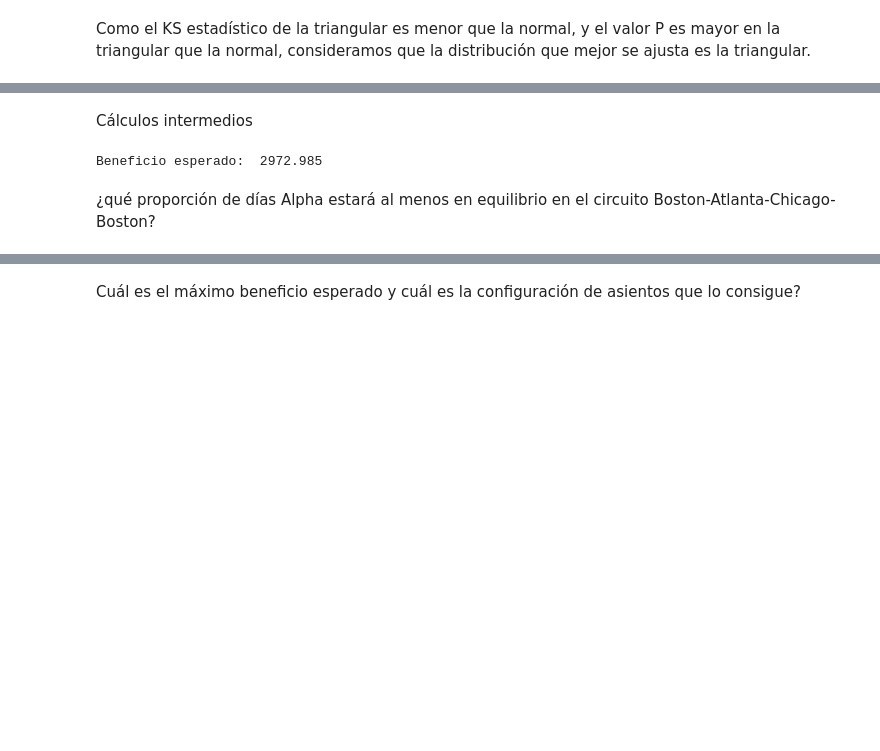
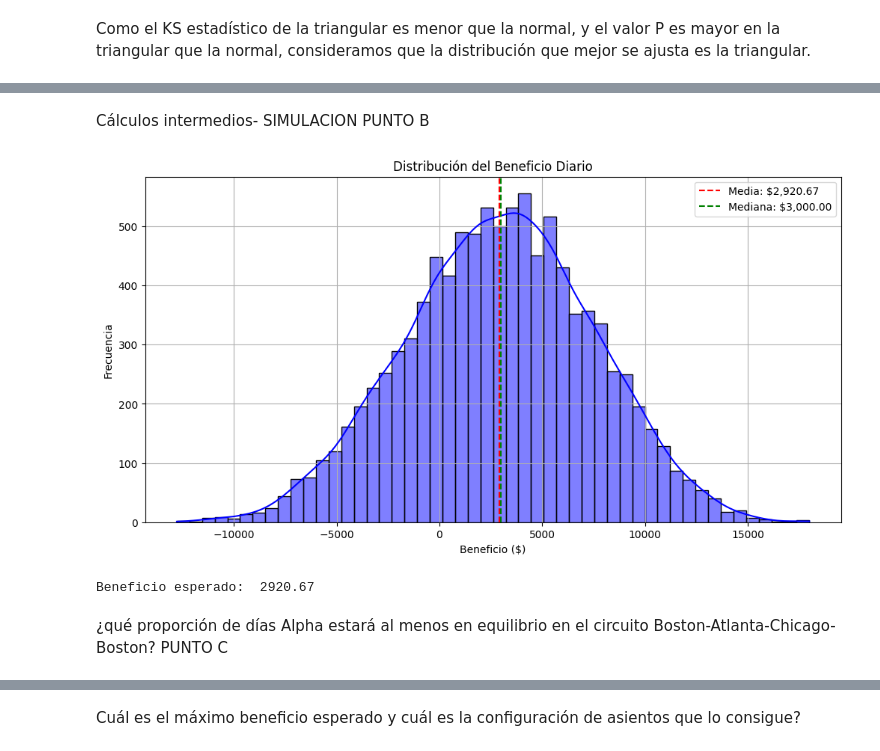
Before and after one commit to mariamm1110/mse-alpha-airlines, a Jupyter notebook: examen.ipynb, the cells around one changed output, grey strips where cells are left out. Saved outputs shown, nothing was run; the diff lists cells and outputs as text; code cells hidden in the pictures; blank space fills up the shorter version.

```diff
--- a/examen.ipynb
+++ b/examen.ipynb
@@ -143,7 +143,7 @@ demanda_tramos = {
     "Chicago-Boston": stats.triang(c=(200-150)/(225-150), loc=150, scale=(225-150)),
 }
 # %% [markdown]
-Cálculos intermedios
+Cálculos intermedios- SIMULACION PUNTO B
 # %%
 def simulacion_beneficio(n_simulaciones=10000):
     beneficios = []
@@ -174,12 +174,30 @@ def simulacion_beneficio(n_simulaciones=10000):
     return beneficios
-# %%
-
-beneficio_esperado=np.mean(simulacion_beneficio())
-print("Beneficio esperado: ", beneficio_esperado)
-# %% [output]
-Beneficio esperado:  2972.985
+# %%
+
+beneficios = simulacion_beneficio()
+
+
+beneficio_esperado = np.mean(beneficios)
+percentiles = np.percentile(beneficios, [5, 25, 50, 75, 95])
+
+
+plt.figure(figsize=(12, 6))
+sns.histplot(beneficios, bins=50, kde=True, color="blue")
+plt.axvline(beneficio_esperado, color="red", linestyle="dashed", label=f"Media: ${beneficio_esperado:,.2f}")
+plt.axvline(percentiles[2], color="green", linestyle="dashed", label=f"Mediana: ${percentiles[2]:,.2f}")
+plt.title("Distribución del Beneficio Diario")
+plt.xlabel("Beneficio ($)")
+plt.ylabel("Frecuencia")
+plt.legend()
+plt.grid(True)
+plt.show()
+
+print("Beneficio esperado: ", beneficio_esperado)
+# %% [output]
+[figure, added]
+Beneficio esperado:  2920.67
 # %% [markdown]
-¿qué proporción de días Alpha estará al menos en equilibrio en el circuito Boston-Atlanta-Chicago-Boston?
+¿qué proporción de días Alpha estará al menos en equilibrio en el circuito Boston-Atlanta-Chicago-Boston? PUNTO C
 # %%
 ArrayBeneficio = simulacion_beneficio()
 
```
Also changed, not shown: parts of 9 cells of this notebook.
